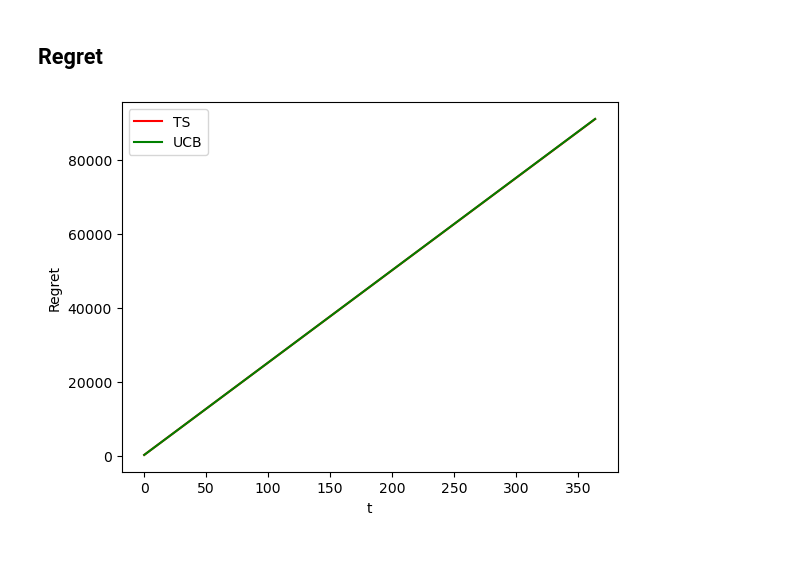
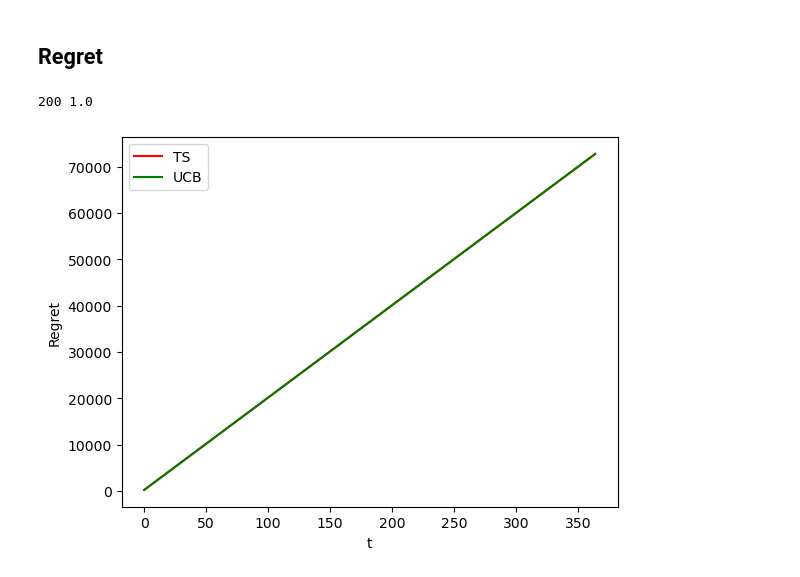
Before and after one commit to MatteoPancini/Online-Pricing-and-Advertising-Optimization-Project, a Jupyter notebook: Project-Pricing-Advertising-2022-2023/1_Learning_for_Pricing.ipynb, the cells around one changed output. Cells and saved outputs as stored; diff of their text form; code cells hidden in the pictures.

```diff
--- a/Project-Pricing-Advertising-2022-2023/1_Learning_for_Pricing.ipynb
+++ b/Project-Pricing-Advertising-2022-2023/1_Learning_for_Pricing.ipynb
@@ -95,15 +95,18 @@ plt.show()
 ## Regret
 # %%
 from Clairvoyant import get_optimal_parameters
-
-optimum_price, optimum_bid = get_optimal_parameters(uc1.user_index)
+optimum_price = 200
+optimum_bid = 1.0
+#optimum_price, optimum_bid = get_optimal_parameters(uc1.user_index)
+print(optimum_price,optimum_bid)
 
 plt.figure(0)
 plt.ylabel("Regret")
 plt.xlabel("t")
 plt.plot(np.cumsum(np.mean(np.float64(optimum_price) - ts_rewards_per_experiment, axis = 0)), 'r')
 plt.plot(np.cumsum(np.mean(np.float64(optimum_price) - ucb_reward_per_experiment, axis = 0)), 'g')
 plt.legend(["TS", "UCB"])
 plt.show()
 # %% [output]
+200 1.0
-[figure, old version]
+[figure, new version]
```
Also changed, not shown: parts of 1 cell of this notebook, 2 other files.
